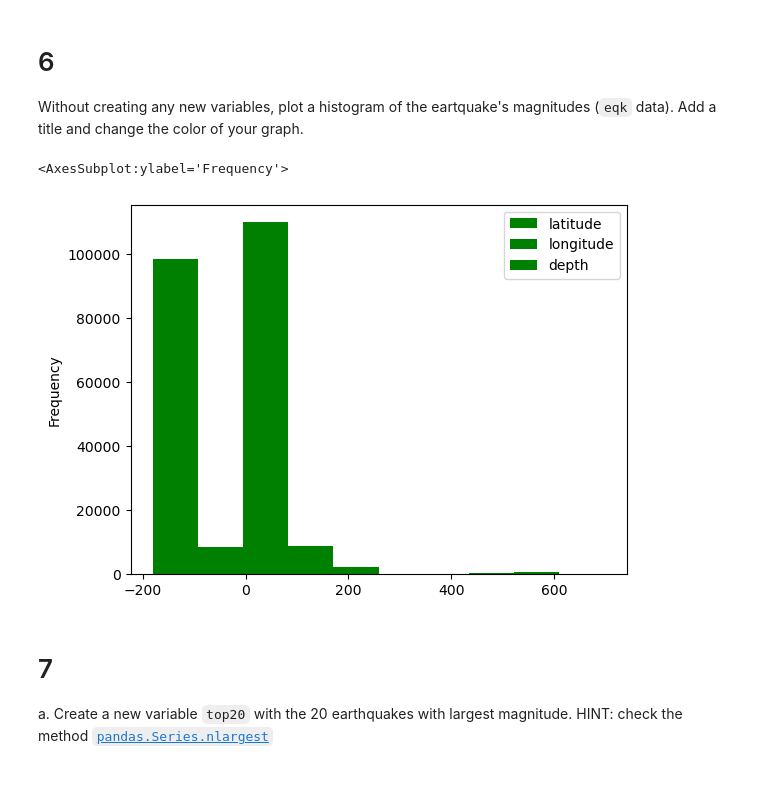
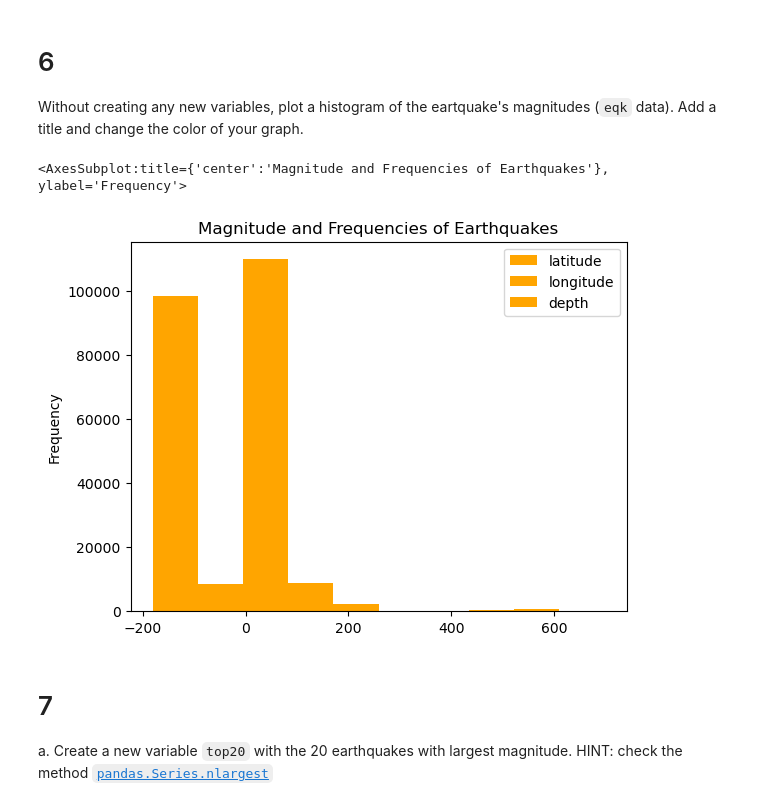
Before and after one commit to Aoverbye/eds220-hwk1, a Jupyter notebook: hwk1-task3-earthquakes.ipynb, the cells around one changed output. Cells and saved outputs as stored; diff of their text form; code cells hidden in the pictures; blank space fills up the shorter version.

Commit message:
Worked on 2 bar  graphs for section 6

```diff
--- a/hwk1-task3-earthquakes.ipynb
+++ b/hwk1-task3-earthquakes.ipynb
@@ -183,11 +183,12 @@ Without creating any new variables, plot a histogram of the eartquake's magnitud
 # %%
 # Plot histogram
 eqk.plot(kind='hist',
          x ='mag',
-        color = 'green')
+        color = 'orange',
+        title = 'Magnitude and Frequencies of Earthquakes')
 # %% [output]
-<AxesSubplot:ylabel='Frequency'>
+<AxesSubplot:title={'center':'Magnitude and Frequencies of Earthquakes'}, ylabel='Frequency'>
-[figure, old version]
+[figure, new version]
 # %% [markdown]
 <!-- END QUESTION -->
 
```
Also changed, not shown: parts of 7 cells of this notebook.
